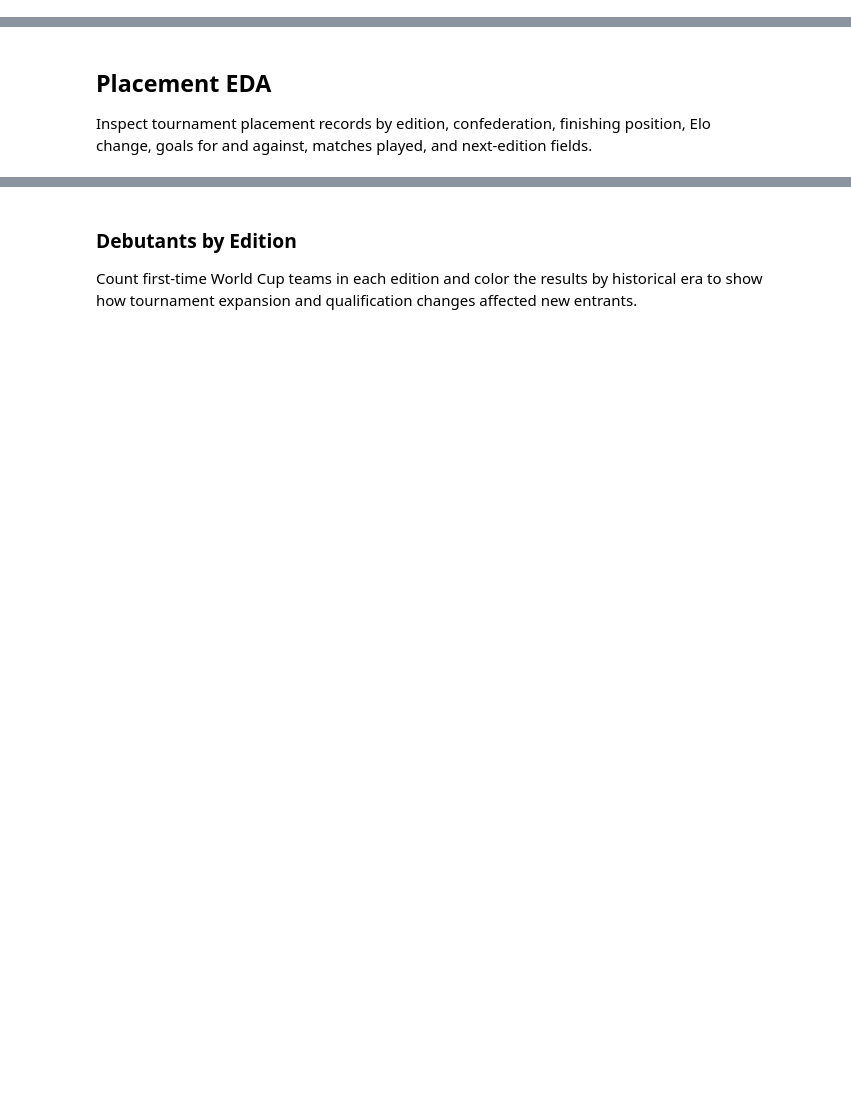
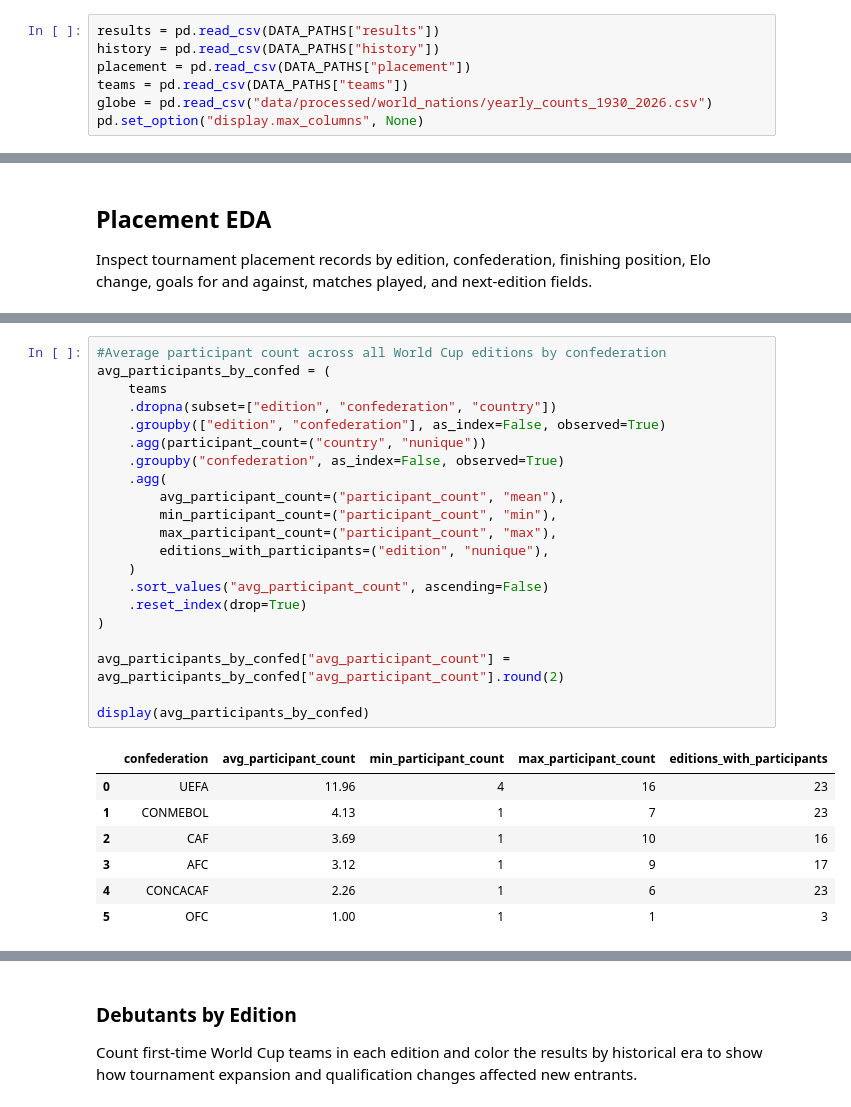
Before and after one commit to Ukandu20/world-cup, a Jupyter notebook: main.ipynb, the cells around one changed output, grey strips where cells are left out. Drawn from its saved outputs; the diff is of its cells as text; blank space fills up the shorter version.

```diff
--- a/main.ipynb
+++ b/main.ipynb
@@ -43,3 +137,10 @@ pd.set_option("display.max_columns", None)
+# %%
+results = pd.read_csv(DATA_PATHS["results"])
+history = pd.read_csv(DATA_PATHS["history"])
+placement = pd.read_csv(DATA_PATHS["placement"])
+teams = pd.read_csv(DATA_PATHS["teams"])
+globe = pd.read_csv("data/processed/world_nations/yearly_counts_1930_2026.csv")
+pd.set_option("display.max_columns", None)
 # %% [markdown]
 ### Normalize Core Fields
 
@@ -552,0 +620,29 @@ dtype: object
+# %%
+#Average participant count across all World Cup editions by confederation
+avg_participants_by_confed = (
+    teams
+    .dropna(subset=["edition", "confederation", "country"])
+    .groupby(["edition", "confederation"], as_index=False, observed=True)
+    .agg(participant_count=("country", "nunique"))
+    .groupby("confederation", as_index=False, observed=True)
+    .agg(
+        avg_participant_count=("participant_count", "mean"),
+        min_participant_count=("participant_count", "min"),
+        max_participant_count=("participant_count", "max"),
+        editions_with_participants=("edition", "nunique"),
+    )
+    .sort_values("avg_participant_count", ascending=False)
+    .reset_index(drop=True)
+)
+
+avg_participants_by_confed["avg_participant_count"] = avg_participants_by_confed["avg_participant_count"].round(2)
+
+display(avg_participants_by_confed)
+# %% [output]
+|  | confederation | avg_participant_count | min_participant_count | max_participant_count | editions_with_participants |
+| 0 | UEFA | 11.96 | 4 | 16 | 23 |
+| 1 | CONMEBOL | 4.13 | 1 | 7 | 23 |
+| 2 | CAF | 3.69 | 1 | 10 | 16 |
+| 3 | AFC | 3.12 | 1 | 9 | 17 |
+| 4 | CONCACAF | 2.26 | 1 | 6 | 23 |
+| 5 | OFC | 1.00 | 1 | 1 | 3 |
```
Also changed, not shown: parts of 56 cells of this notebook.
